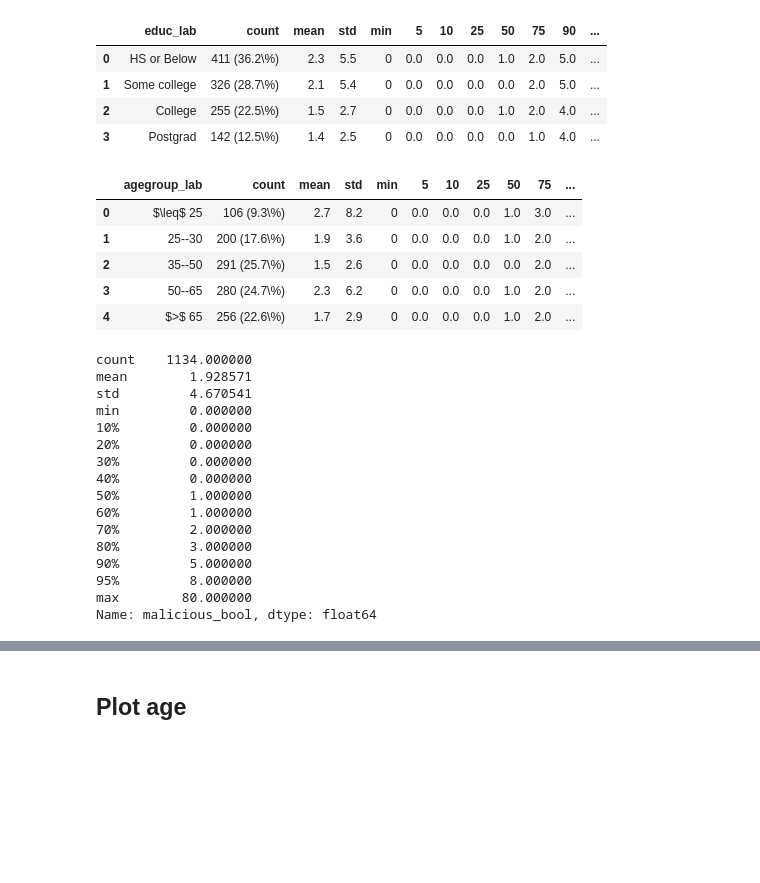
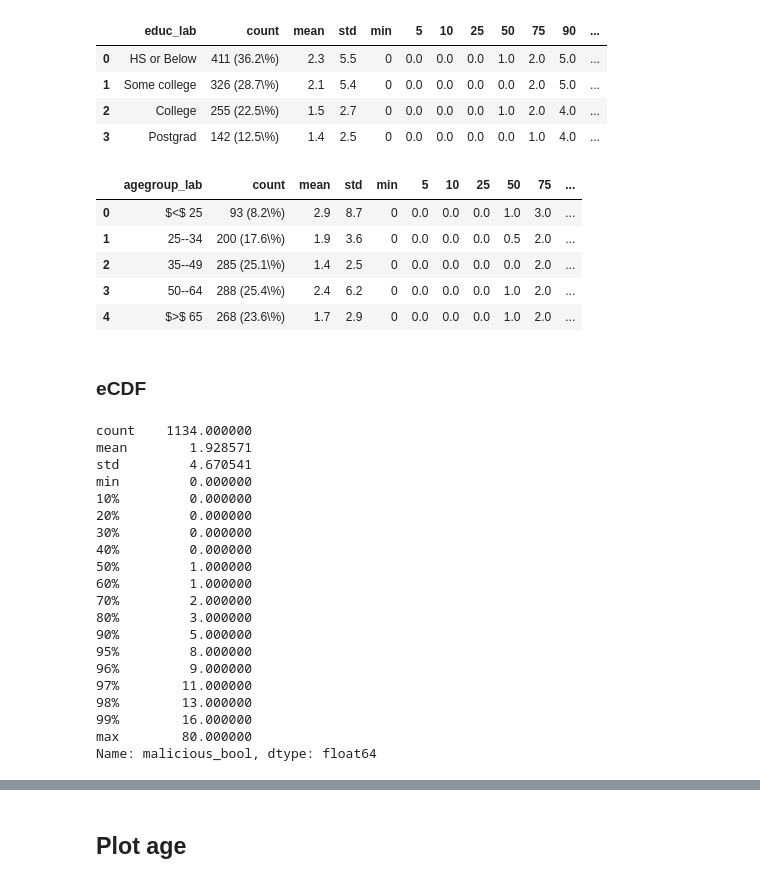
Before and after one commit to themains/bad_domains, a Jupyter notebook: scripts/exposure-unique-malicious.ipynb, the cells around one changed output, grey strips where cells are left out. Saved outputs shown, nothing was run; the diff lists cells and outputs as text; code cells hidden in the pictures; blank space fills up the shorter version.

```diff
--- a/scripts/exposure-unique-malicious.ipynb
+++ b/scripts/exposure-unique-malicious.ipynb
@@ -213,32 +214,35 @@ educ_mal_bool_summ
 | 3 | Postgrad | 142 (12.5\%) | 1.4 | 2.5 | 0 | 0.0 | 0.0 | 0.0 | 0.0 | 1.0 | 4.0 | ... |
 # %%
 category_names = {
-    "<25": "$\leq$ 25",
-    "25--35": "25--30",
-    "35--50": "35--50",
-    "50--65": "50--65",
+    "<25": "$<$ 25",
+    "25-34": "25--34",
+    "35-49": "35--49",
+    "50-64": "50--64",
     "65+": "$>$ 65",
 }
 agegroup_mal_bool_summ = calculate_summary_statistics(
     df,
     groupby_column="agegroup_lab",
     value_column="malicious_bool",
     percentiles=percentiles,
     sort_order="custom",
-    custom_order=["<25", "25--35", "35--50", "50--65", "65+"],
+#     custom_order=["<25", "25--34", "35--49", "50--64", "65+"],
+    custom_order=category_names.keys(),
     category_names=category_names,
 )
 pandas_to_tex(agegroup_mal_bool_summ, "../tabs/agegroup_mal_bool_summ")
 agegroup_mal_bool_summ
 # %% [output]
 |  | agegroup_lab | count | mean | std | min | 5 | 10 | 25 | 50 | 75 | ... |
-| 0 | $\leq$ 25 | 106 (9.3\%) | 2.7 | 8.2 | 0 | 0.0 | 0.0 | 0.0 | 1.0 | 3.0 | ... |
-| 1 | 25--30 | 200 (17.6\%) | 1.9 | 3.6 | 0 | 0.0 | 0.0 | 0.0 | 1.0 | 2.0 | ... |
-| 2 | 35--50 | 291 (25.7\%) | 1.5 | 2.6 | 0 | 0.0 | 0.0 | 0.0 | 0.0 | 2.0 | ... |
-| 3 | 50--65 | 280 (24.7\%) | 2.3 | 6.2 | 0 | 0.0 | 0.0 | 0.0 | 1.0 | 2.0 | ... |
-| 4 | $>$ 65 | 256 (22.6\%) | 1.7 | 2.9 | 0 | 0.0 | 0.0 | 0.0 | 1.0 | 2.0 | ... |
+| 0 | $<$ 25 | 93 (8.2\%) | 2.9 | 8.7 | 0 | 0.0 | 0.0 | 0.0 | 1.0 | 3.0 | ... |
+| 1 | 25--34 | 200 (17.6\%) | 1.9 | 3.6 | 0 | 0.0 | 0.0 | 0.0 | 0.5 | 2.0 | ... |
+| 2 | 35--49 | 285 (25.1\%) | 1.4 | 2.5 | 0 | 0.0 | 0.0 | 0.0 | 0.0 | 2.0 | ... |
+| 3 | 50--64 | 288 (25.4\%) | 2.4 | 6.2 | 0 | 0.0 | 0.0 | 0.0 | 1.0 | 2.0 | ... |
+| 4 | $>$ 65 | 268 (23.6\%) | 1.7 | 2.9 | 0 | 0.0 | 0.0 | 0.0 | 1.0 | 2.0 | ... |
+# %% [markdown]
+### eCDF
 # %%
-df['malicious_bool'].describe(percentiles=[.1,.2,.3,.4,.5,.6,.7,.8,.9,.95])
+df['malicious_bool'].describe(percentiles=[.1,.2,.3,.4,.5,.6,.7,.8,.9,.95,.96,.97,.98,.99])
 # %% [output]
 count    1134.000000
 mean        1.928571
@@ -254,5 +258,9 @@ min         0.000000
 80%         3.000000
 90%         5.000000
 95%         8.000000
+96%         9.000000
+97%        11.000000
+98%        13.000000
+99%        16.000000
 max        80.000000
 Name: malicious_bool, dtype: float64
```
Also changed, not shown: parts of 13 cells of this notebook, 22 other files.
